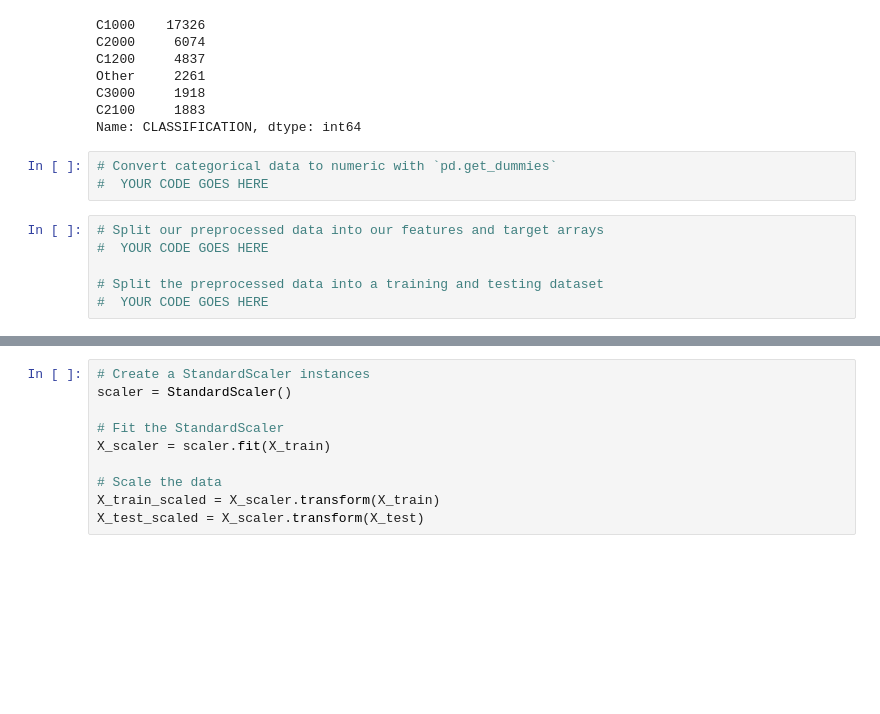
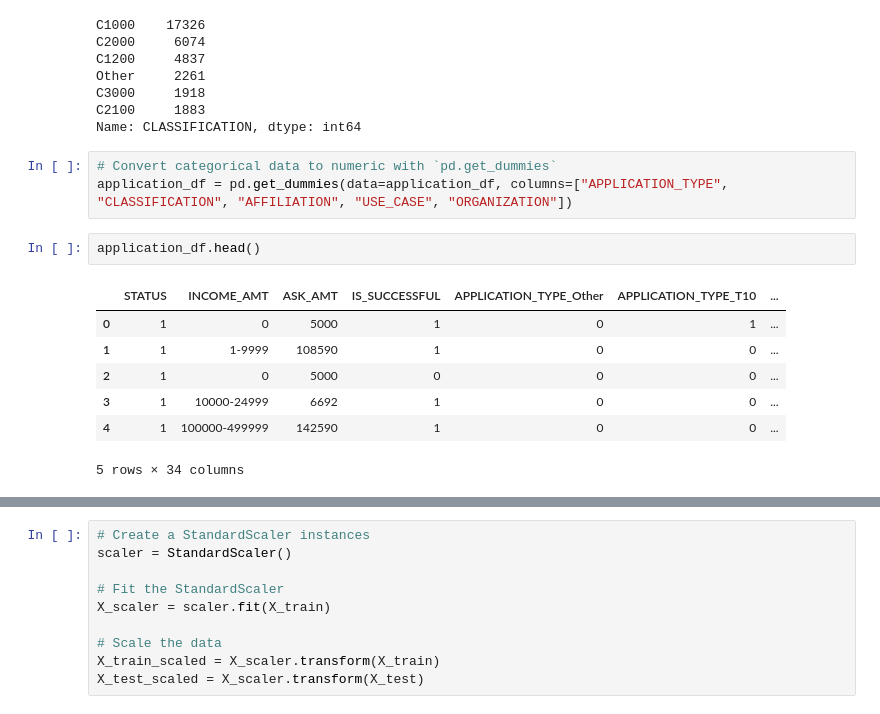
Before and after one commit to ubnas1/deep-learning-challenge, a Jupyter notebook: Starter_Code.ipynb, the cells around one changed output, grey strips where cells are left out. Drawn from its saved outputs; the diff is of its cells as text; blank space fills up the shorter version.

```diff
--- a/Starter_Code.ipynb
+++ b/Starter_Code.ipynb
@@ -156,10 +155,14 @@ C2100     1883
 Name: CLASSIFICATION, dtype: int64
 # %%
 # Convert categorical data to numeric with `pd.get_dummies`
-#  YOUR CODE GOES HERE
+application_df = pd.get_dummies(data=application_df, columns=["APPLICATION_TYPE", "CLASSIFICATION", "AFFILIATION", "USE_CASE", "ORGANIZATION"])
-# %%
-# Split our preprocessed data into our features and target arrays
-#  YOUR CODE GOES HERE
-
-# Split the preprocessed data into a training and testing dataset
-#  YOUR CODE GOES HERE
+# %%
+application_df.head()
+# %% [output]
+|  | STATUS | INCOME_AMT | ASK_AMT | IS_SUCCESSFUL | APPLICATION_TYPE_Other | APPLICATION_TYPE_T10 | ... |
+| 0 | 1 | 0 | 5000 | 1 | 0 | 1 | ... |
+| 1 | 1 | 1-9999 | 108590 | 1 | 0 | 0 | ... |
+| 2 | 1 | 0 | 5000 | 0 | 0 | 0 | ... |
+| 3 | 1 | 10000-24999 | 6692 | 1 | 0 | 0 | ... |
+| 4 | 1 | 100000-499999 | 142590 | 1 | 0 | 0 | ... |
+5 rows × 34 columns
```
Also changed, not shown: parts of 20 cells of this notebook.
